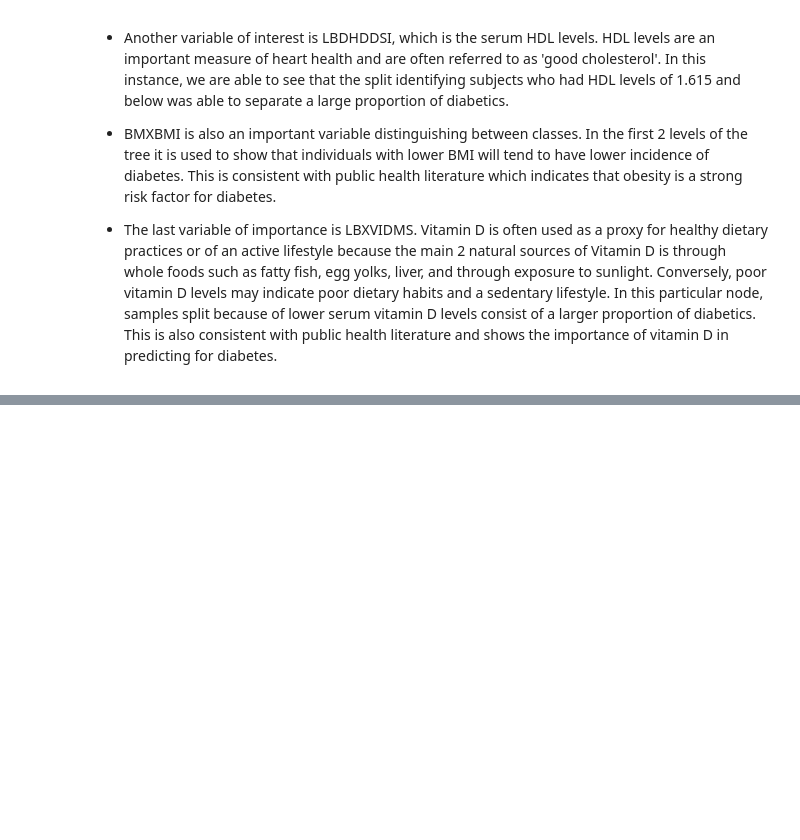
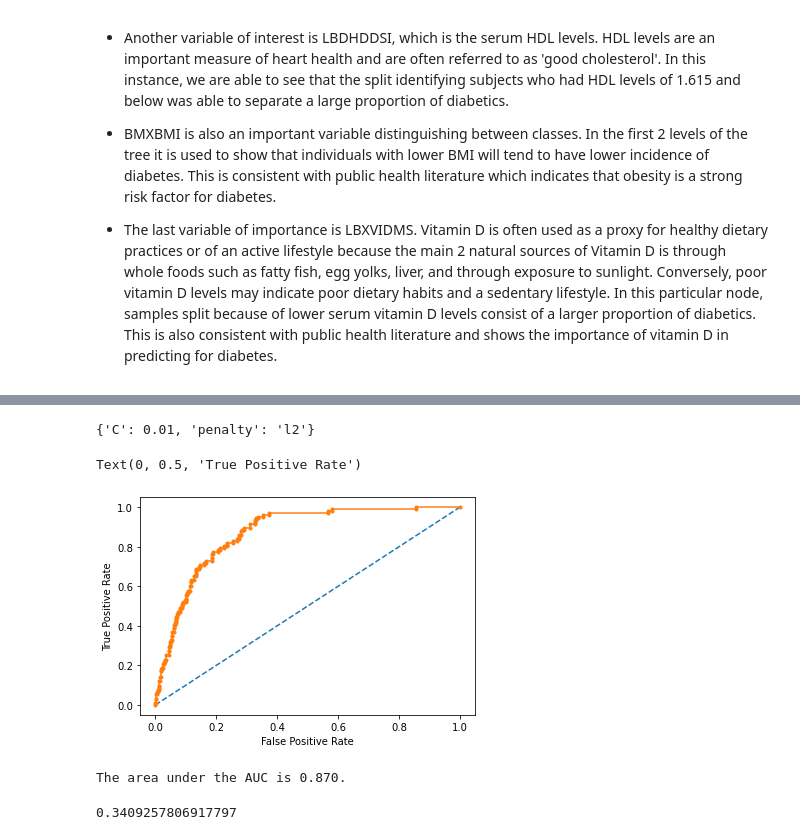
Before and after one commit to birddropping/IND5003-Group-Project, a Jupyter notebook: IND5003_Group_Project.ipynb, the cells around one changed output, grey strips where cells are left out. Cells and saved outputs as stored; diff of their text form; code cells hidden in the pictures; blank space fills up the shorter version.

```diff
--- a/IND5003_Group_Project.ipynb
+++ b/IND5003_Group_Project.ipynb
@@ -728,0 +835,3 @@ From the above visualisation of the tree, we can see that the variables RXDCOUNT
+# %%
+X_ttrain = ct.transform(X_train)
+X_ttest = ct.transform(X_test)
@@ -728,0 +844,36 @@ From the above visualisation of the tree, we can see that the variables RXDCOUNT
+# %%
+lm = LogisticRegression(random_state=42,max_iter=500, class_weight='balanced')
+# %%
+param_grid = {'penalty':['l2', 'none'],'C':[0.01,0.1,1,10,100],}
+logreg_cv = GridSearchCV(lm, param_grid, scoring='roc_auc', cv=5)
+# %%
+logreg_cv.fit(X_ttrain,y_train)
+logreg_cv.best_params_
+# %% [output]
+{'C': 0.01, 'penalty': 'l2'}
+# %%
+ns_probs = [0 for _ in range(len(y_test))]
+
+probs = logreg_cv.predict_proba(X_ttest)
+probs = probs[:,1]
+
+mid_fpr, mid_tpr, thresholds = roc_curve(y_test, ns_probs)
+fpr, tpr, thresholds = roc_curve(y_test, probs.reshape(-1,1))
+
+plt.plot(mid_fpr, mid_tpr,  linestyle='--', label='mid-line')
+plt.plot(fpr, tpr,  marker='.')
+plt.xlabel('False Positive Rate')
+plt.ylabel('True Positive Rate')
+# %% [output]
+Text(0, 0.5, 'True Positive Rate')
+[figure, added]
+# %%
+print(f'The area under the AUC is {auc(fpr, tpr):.3f}.')
+# %% [output]
+The area under the AUC is 0.870.
+# %%
+optimal_idx = np.argmax(tpr - fpr)
+optimal_threshold = thresholds[optimal_idx]
+optimal_threshold
+# %% [output]
+0.3409257806917797
```
Also changed, not shown: parts of 22 cells of this notebook.
